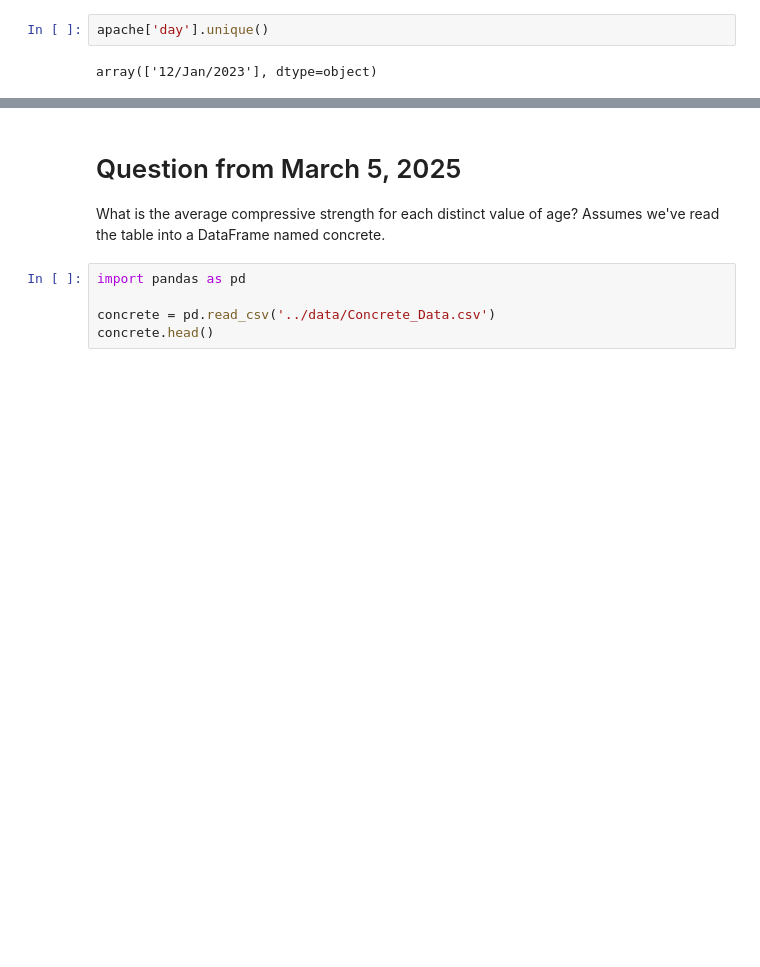
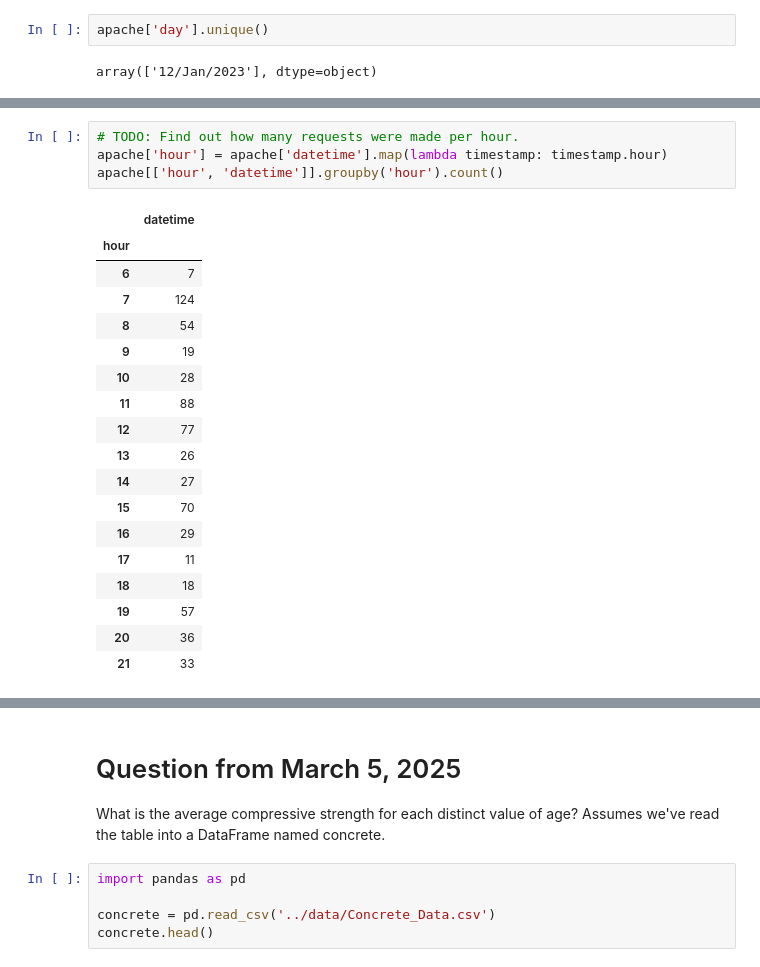
Before and after one commit to hafeild/csc440sp25, a Jupyter notebook: notebooks/06-basic-pandas.ipynb, the cells around one changed output, grey strips where cells are left out. Saved outputs shown, nothing was run; the diff lists cells and outputs as text; blank space fills up the shorter version.

```diff
--- a/notebooks/06-basic-pandas.ipynb
+++ b/notebooks/06-basic-pandas.ipynb
@@ -844,0 +842,23 @@ Length: 704, dtype: datetime64[ns, UTC-05:00]
+# %%
+# TODO: Find out how many requests were made per hour.
+apache['hour'] = apache['datetime'].map(lambda timestamp: timestamp.hour)
+apache[['hour', 'datetime']].groupby('hour').count()
+# %% [output]
+|  | datetime |
+| hour |  |
+| 6 | 7 |
+| 7 | 124 |
+| 8 | 54 |
+| 9 | 19 |
+| 10 | 28 |
+| 11 | 88 |
+| 12 | 77 |
+| 13 | 26 |
+| 14 | 27 |
+| 15 | 70 |
+| 16 | 29 |
+| 17 | 11 |
+| 18 | 18 |
+| 19 | 57 |
+| 20 | 36 |
+| 21 | 33 |
```
Also changed, not shown: parts of 8 cells of this notebook.
